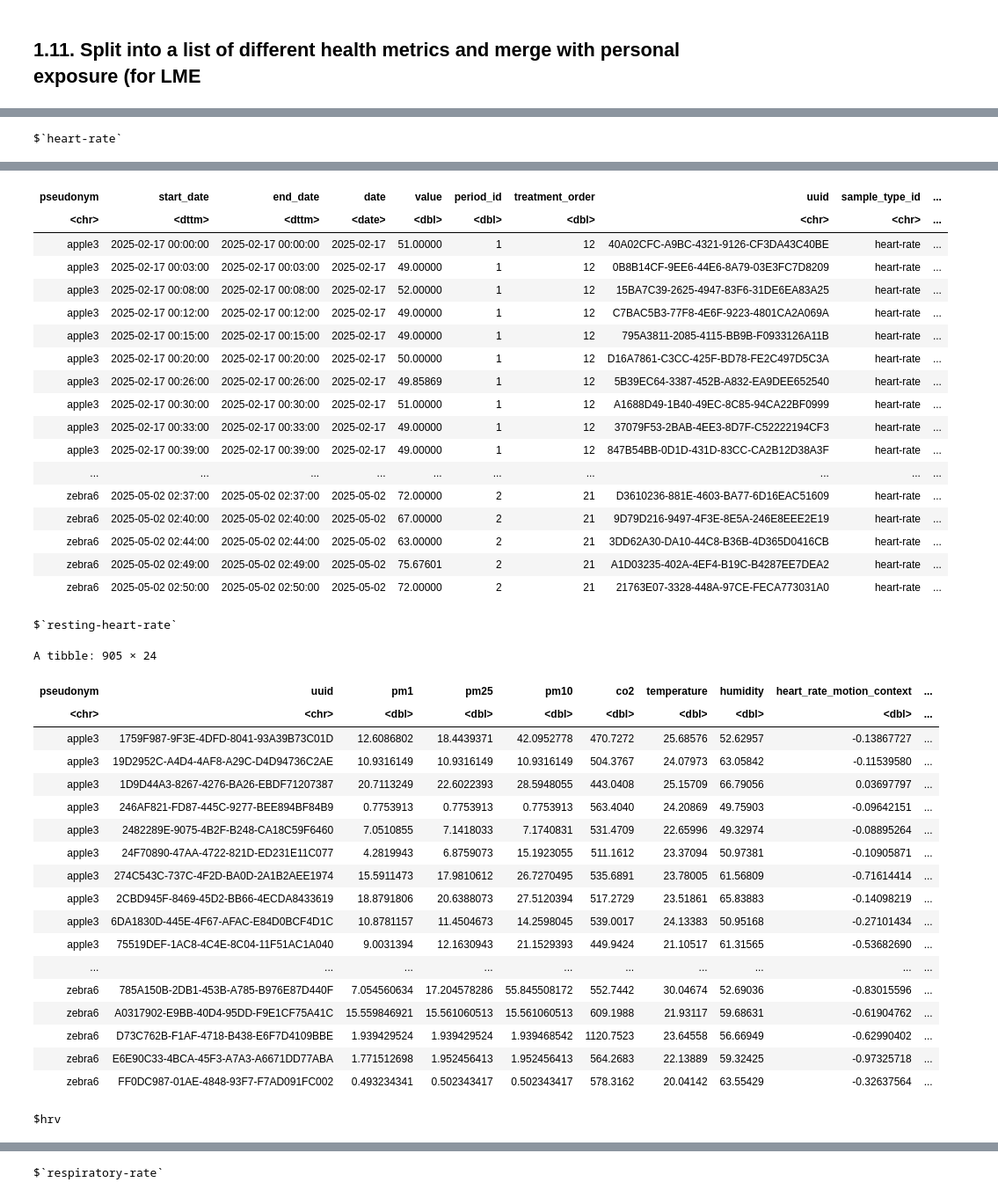
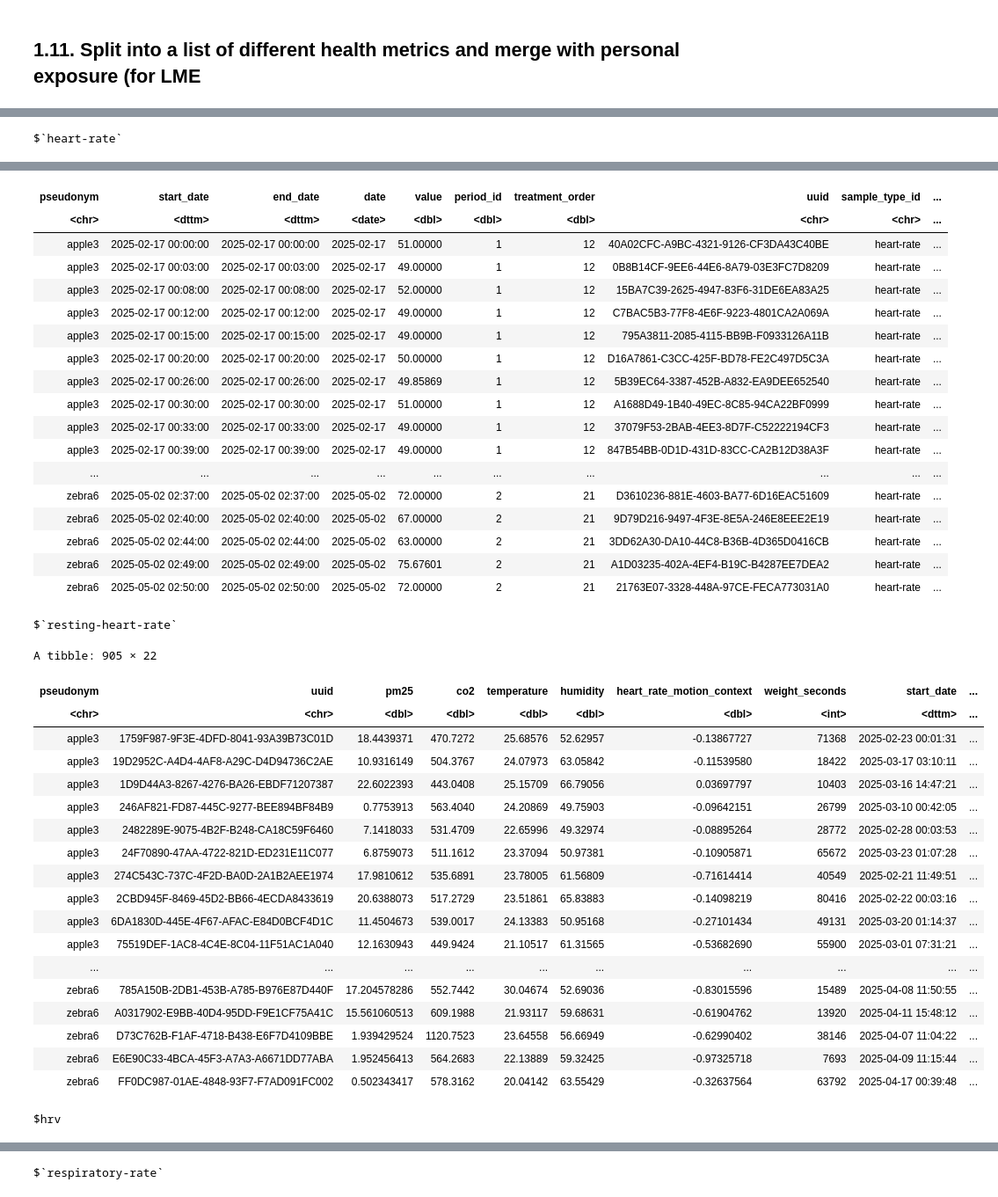
Before and after one commit to CITIES-Purify/Analysis, a Jupyter notebook: notebook/1_save_raw_data_to_R_tables.ipynb, the cells around one changed output, grey strips where cells are left out. Shown at 88% size. Cells and saved outputs as stored; diff of their text form; code cells hidden in the pictures.

```diff
--- a/notebook/1_save_raw_data_to_R_tables.ipynb
+++ b/notebook/1_save_raw_data_to_R_tables.ipynb
@@ -359,3 +187,8 @@ A tibble: 2 × 2
+# %%
+TEMPERATURE_CORRECTION <- tibble(
+  treatment = c(TREATMENT_1_NAME, TREATMENT_2_NAME),
+  mean_temp_diff = c(-0.8, 0.0)
+)
 # %%
 # Helper functions to convert between relative and absolute humidity
 # Temp in °C, RH in %, returns AH in g/m^3
@@ -428,7 +261,7 @@ NEW_PURIFIER_AND_PARTICIPANT_DATA <- PURIFIER_AND_PARTICIPANT_DATA |>
   )
 
 # Step 2: Shift temperature
-NEW_PURIFIER_AND_PARTICIPANT_DATA <- NEW_PURIFIER_AND_PARTICIPANT_DATA |> left_join(temp_corrections, by= "treatment") |>
+NEW_PURIFIER_AND_PARTICIPANT_DATA <- NEW_PURIFIER_AND_PARTICIPANT_DATA |> left_join(TEMPERATURE_CORRECTION, by= "treatment") |>
   mutate(
     temperature_raw = temperature,
     temperature = temperature_raw - mean_temp_diff
@@ -1092,5 +1049,5 @@ A tibble: 5 × 12
 # %%
-join_exposure_to_metric_df <- function(metric, metric_df) {
+join_exposure_to_metric_df <- function(metric, metric_df, exposure_df) {
     # 1. RHR and SLEEP STAGES: Exact Time-Weighted Overlap Logic With Personal Exposure Bins
     # because these measurements can span several time bins of personal exposure
     if (metric %in% ALL_SLEEP_STAGES || metric == RHR) {
@@ -1120,7 +1077,7 @@ join_exposure_to_metric_df <- function(metric, metric_df) {
         # Now we join based on the generated bin timestamps
         joined_data <- sleep_expanded_multiple_exposure_bins_for_each_sleep_measurement |>
             inner_join(
-                PERSONAL_EXPOSURE_DF,
+                exposure_df,
                 by = c("pseudonym", "exposure_bin_start" = "exposure_start")
             )
 
@@ -1131,7 +1088,7 @@ join_exposure_to_metric_df <- function(metric, metric_df) {
                 overlap_start = pmax(start_date, exposure_bin_start),
 
                 # Intersection End: The earlier of the two end times
-                # (Note: exposure_end comes from PERSONAL_EXPOSURE_DF)
+                # (Note: exposure_end comes from exposure_df)
                 overlap_end   = pmin(end_date, exposure_end),
 
                 # Duration in minutes (use as weight)
@@ -1175,7 +1132,7 @@ join_exposure_to_metric_df <- function(metric, metric_df) {
 
         result <- inner_join(
             metric_df,
-            PERSONAL_EXPOSURE_DF,
+            exposure_df,
             by = c("pseudonym", setNames("exposure_start", join_date_col))
         )
     }
@@ -1184,12 +1141,30 @@ join_exposure_to_metric_df <- function(metric, metric_df) {
 }
 
 HEALTH_METRIC_WITH_EXPOSURE_DFS <- lapply(HEALTH_METRICS, function(metric) {
-    join_exposure_to_metric_df(metric, HEALTH_METRIC_DFS[[metric]])
+    join_exposure_to_metric_df(
+        metric = metric,
+        metric_df = HEALTH_METRIC_DFS[[metric]],
+        exposure_df = PERSONAL_EXPOSURE_DF
+    )
 })
 names(HEALTH_METRIC_WITH_EXPOSURE_DFS) <- HEALTH_METRICS
 
+# For sensitivity analysis: no outlier removal
+HEALTH_METRIC_WITH_EXPOSURE_NO_OUTLIER_REMOVAL_DFS <- lapply(HEALTH_METRICS, function(metric) {
+    join_exposure_to_metric_df(
+        metric = metric,
+        metric_df = HEALTH_METRIC_NO_OUTLIER_REMOVAL_DFS[[metric]],
+        exposure_df = PERSONAL_EXPOSURE_NO_OUTLIER_REMOVAL_DF
+    )
+})
+names(HEALTH_METRIC_WITH_EXPOSURE_NO_OUTLIER_REMOVAL_DFS) <- HEALTH_METRICS
+
 SLEEP_STAGE_WITH_EXPOSURE_DFS <- lapply(ALL_SLEEP_STAGES, function(metric) {
-    join_exposure_to_metric_df(metric, SLEEP_STAGE_DFS[[metric]])
+    join_exposure_to_metric_df(
+        metric = metric,
+        metric_df = SLEEP_STAGE_DFS[[metric]],
+        exposure_df = PERSONAL_EXPOSURE_DF
+    )
 })
 names(SLEEP_STAGE_WITH_EXPOSURE_DFS) <- ALL_SLEEP_STAGES
 # %%
@@ -1235,3 +1211,6 @@ SLEEP_STAGE_WITH_EXPOSURE_DFS <- lapply(
 # Cleanup: sleep RR can't take place outdoors
 HEALTH_METRIC_WITH_EXPOSURE_DFS[[RR]] <- HEALTH_METRIC_WITH_EXPOSURE_DFS[[RR]] |>
     filter(location_type != "outdoors")
+
+HEALTH_METRIC_WITH_EXPOSURE_NO_OUTLIER_REMOVAL_DFS[[RR]] <- HEALTH_METRIC_WITH_EXPOSURE_NO_OUTLIER_REMOVAL_DFS[[RR]] |>
+    filter(location_type != "outdoors")
@@ -1238,5 +1285,8 @@ HEALTH_METRIC_WITH_EXPOSURE_DFS[[RR]] <- HEALTH_METRIC_WITH_EXPOSURE_DFS[[RR]] |
 # %%
 HEALTH_METRIC_WITH_EXPOSURE_DFS
 write_rds(HEALTH_METRIC_WITH_EXPOSURE_DFS, "../R-table/HEALTH_METRIC_WITH_EXPOSURE_DFS.rds")
+
+HEALTH_METRIC_WITH_EXPOSURE_NO_OUTLIER_REMOVAL_DFS
+write_rds(HEALTH_METRIC_WITH_EXPOSURE_NO_OUTLIER_REMOVAL_DFS, "../R-table/HEALTH_METRIC_WITH_EXPOSURE_NO_OUTLIER_REMOVAL_DFS.rds")
 # %% [output]
 $`heart-rate`
@@ -1244,39 +1294,39 @@ A tibble: 223822 × 26
 | pseudonym | start_date | end_date | date | value | period_id | treatment_order | uuid | sample_type_id | ... |
 | <chr> | <dttm> | <dttm> | <date> | <dbl> | <dbl> | <dbl> | <chr> | <chr> | ... |
 | apple3 | 2025-02-17 00:00:00 | 2025-02-17 00:00:00 | 2025-02-17 | 51.00000 | 1 | 12 | 40A02CFC-A9BC-4321-9126-CF3DA43C40BE | heart-rate | ... |
 | apple3 | 2025-02-17 00:03:00 | 2025-02-17 00:03:00 | 2025-02-17 | 49.00000 | 1 | 12 | 0B8B14CF-9EE6-44E6-8A79-03E3FC7D8209 | heart-rate | ... |
 | apple3 | 2025-02-17 00:08:00 | 2025-02-17 00:08:00 | 2025-02-17 | 52.00000 | 1 | 12 | 15BA7C39-2625-4947-83F6-31DE6EA83A25 | heart-rate | ... |
 | apple3 | 2025-02-17 00:12:00 | 2025-02-17 00:12:00 | 2025-02-17 | 49.00000 | 1 | 12 | C7BAC5B3-77F8-4E6F-9223-4801CA2A069A | heart-rate | ... |
 | apple3 | 2025-02-17 00:15:00 | 2025-02-17 00:15:00 | 2025-02-17 | 49.00000 | 1 | 12 | 795A3811-2085-4115-BB9B-F0933126A11B | heart-rate | ... |
 | apple3 | 2025-02-17 00:20:00 | 2025-02-17 00:20:00 | 2025-02-17 | 50.00000 | 1 | 12 | D16A7861-C3CC-425F-BD78-FE2C497D5C3A | heart-rate | ... |
 | apple3 | 2025-02-17 00:26:00 | 2025-02-17 00:26:00 | 2025-02-17 | 49.85869 | 1 | 12 | 5B39EC64-3387-452B-A832-EA9DEE652540 | heart-rate | ... |
 | apple3 | 2025-02-17 00:30:00 | 2025-02-17 00:30:00 | 2025-02-17 | 51.00000 | 1 | 12 | A1688D49-1B40-49EC-8C85-94CA22BF0999 | heart-rate | ... |
 | apple3 | 2025-02-17 00:33:00 | 2025-02-17 00:33:00 | 2025-02-17 | 49.00000 | 1 | 12 | 37079F53-2BAB-4EE3-8D7F-C52222194CF3 | heart-rate | ... |
 | apple3 | 2025-02-17 00:39:00 | 2025-02-17 00:39:00 | 2025-02-17 | 49.00000 | 1 | 12 | 847B54BB-0D1D-431D-83CC-CA2B12D38A3F | heart-rate | ... |
 | ... | ... | ... | ... | ... | ... | ... | ... | ... | ... |
 | zebra6 | 2025-05-02 02:37:00 | 2025-05-02 02:37:00 | 2025-05-02 | 72.00000 | 2 | 21 | D3610236-881E-4603-BA77-6D16EAC51609 | heart-rate | ... |
 | zebra6 | 2025-05-02 02:40:00 | 2025-05-02 02:40:00 | 2025-05-02 | 67.00000 | 2 | 21 | 9D79D216-9497-4F3E-8E5A-246E8EEE2E19 | heart-rate | ... |
 | zebra6 | 2025-05-02 02:44:00 | 2025-05-02 02:44:00 | 2025-05-02 | 63.00000 | 2 | 21 | 3DD62A30-DA10-44C8-B36B-4D365D0416CB | heart-rate | ... |
 | zebra6 | 2025-05-02 02:49:00 | 2025-05-02 02:49:00 | 2025-05-02 | 75.67601 | 2 | 21 | A1D03235-402A-4EF4-B19C-B4287EE7DEA2 | heart-rate | ... |
 | zebra6 | 2025-05-02 02:50:00 | 2025-05-02 02:50:00 | 2025-05-02 | 72.00000 | 2 | 21 | 21763E07-3328-448A-97CE-FECA773031A0 | heart-rate | ... |
 $`resting-heart-rate`
-A tibble: 905 × 24
+A tibble: 905 × 22
-| pseudonym | uuid | pm1 | pm25 | pm10 | co2 | temperature | humidity | heart_rate_motion_context | ... |
-| <chr> | <chr> | <dbl> | <dbl> | <dbl> | <dbl> | <dbl> | <dbl> | <dbl> | ... |
-| apple3 | 1759F987-9F3E-4DFD-8041-93A39B73C01D | 12.6086802 | 18.4439371 | 42.0952778 | 470.7272 | 25.68576 | 52.62957 | -0.13867727 | ... |
-| apple3 | 19D2952C-A4D4-4AF8-A29C-D4D94736C2AE | 10.9316149 | 10.9316149 | 10.9316149 | 504.3767 | 24.07973 | 63.05842 | -0.11539580 | ... |
-| apple3 | 1D9D44A3-8267-4276-BA26-EBDF71207387 | 20.7113249 | 22.6022393 | 28.5948055 | 443.0408 | 25.15709 | 66.79056 | 0.03697797 | ... |
-| apple3 | 246AF821-FD87-445C-9277-BEE894BF84B9 | 0.7753913 | 0.7753913 | 0.7753913 | 563.4040 | 24.20869 | 49.75903 | -0.09642151 | ... |
-| apple3 | 2482289E-9075-4B2F-B248-CA18C59F6460 | 7.0510855 | 7.1418033 | 7.1740831 | 531.4709 | 22.65996 | 49.32974 | -0.08895264 | ... |
-| apple3 | 24F70890-47AA-4722-821D-ED231E11C077 | 4.2819943 | 6.8759073 | 15.1923055 | 511.1612 | 23.37094 | 50.97381 | -0.10905871 | ... |
-| apple3 | 274C543C-737C-4F2D-BA0D-2A1B2AEE1974 | 15.5911473 | 17.9810612 | 26.7270495 | 535.6891 | 23.78005 | 61.56809 | -0.71614414 | ... |
-| apple3 | 2CBD945F-8469-45D2-BB66-4ECDA8433619 | 18.8791806 | 20.6388073 | 27.5120394 | 517.2729 | 23.51861 | 65.83883 | -0.14098219 | ... |
-| apple3 | 6DA1830D-445E-4F67-AFAC-E84D0BCF4D1C | 10.8781157 | 11.4504673 | 14.2598045 | 539.0017 | 24.13383 | 50.95168 | -0.27101434 | ... |
-| apple3 | 75519DEF-1AC8-4C4E-8C04-11F51AC1A040 | 9.0031394 | 12.1630943 | 21.1529393 | 449.9424 | 21.10517 | 61.31565 | -0.53682690 | ... |
+| pseudonym | uuid | pm25 | co2 | temperature | humidity | heart_rate_motion_context | weight_seconds | start_date | ... |
+| <chr> | <chr> | <dbl> | <dbl> | <dbl> | <dbl> | <dbl> | <int> | <dttm> | ... |
+| apple3 | 1759F987-9F3E-4DFD-8041-93A39B73C01D | 18.4439371 | 470.7272 | 25.68576 | 52.62957 | -0.13867727 | 71368 | 2025-02-23 00:01:31 | ... |
+| apple3 | 19D2952C-A4D4-4AF8-A29C-D4D94736C2AE | 10.9316149 | 504.3767 | 24.07973 | 63.05842 | -0.11539580 | 18422 | 2025-03-17 03:10:11 | ... |
+| apple3 | 1D9D44A3-8267-4276-BA26-EBDF71207387 | 22.6022393 | 443.0408 | 25.15709 | 66.79056 | 0.03697797 | 10403 | 2025-03-16 14:47:21 | ... |
+| apple3 | 246AF821-FD87-445C-9277-BEE894BF84B9 | 0.7753913 | 563.4040 | 24.20869 | 49.75903 | -0.09642151 | 26799 | 2025-03-10 00:42:05 | ... |
+| apple3 | 2482289E-9075-4B2F-B248-CA18C59F6460 | 7.1418033 | 531.4709 | 22.65996 | 49.32974 | -0.08895264 | 28772 | 2025-02-28 00:03:53 | ... |
+| apple3 | 24F70890-47AA-4722-821D-ED231E11C077 | 6.8759073 | 511.1612 | 23.37094 | 50.97381 | -0.10905871 | 65672 | 2025-03-23 01:07:28 | ... |
+| apple3 | 274C543C-737C-4F2D-BA0D-2A1B2AEE1974 | 17.9810612 | 535.6891 | 23.78005 | 61.56809 | -0.71614414 | 40549 | 2025-02-21 11:49:51 | ... |
+| apple3 | 2CBD945F-8469-45D2-BB66-4ECDA8433619 | 20.6388073 | 517.2729 | 23.51861 | 65.83883 | -0.14098219 | 80416 | 2025-02-22 00:03:16 | ... |
+| apple3 | 6DA1830D-445E-4F67-AFAC-E84D0BCF4D1C | 11.4504673 | 539.0017 | 24.13383 | 50.95168 | -0.27101434 | 49131 | 2025-03-20 01:14:37 | ... |
+| apple3 | 75519DEF-1AC8-4C4E-8C04-11F51AC1A040 | 12.1630943 | 449.9424 | 21.10517 | 61.31565 | -0.53682690 | 55900 | 2025-03-01 07:31:21 | ... |
 | ... | ... | ... | ... | ... | ... | ... | ... | ... | ... |
-| zebra6 | 785A150B-2DB1-453B-A785-B976E87D440F | 7.054560634 | 17.204578286 | 55.845508172 | 552.7442 | 30.04674 | 52.69036 | -0.83015596 | ... |
-| zebra6 | A0317902-E9BB-40D4-95DD-F9E1CF75A41C | 15.559846921 | 15.561060513 | 15.561060513 | 609.1988 | 21.93117 | 59.68631 | -0.61904762 | ... |
-| zebra6 | D73C762B-F1AF-4718-B438-E6F7D4109BBE | 1.939429524 | 1.939429524 | 1.939468542 | 1120.7523 | 23.64558 | 56.66949 | -0.62990402 | ... |
-| zebra6 | E6E90C33-4BCA-45F3-A7A3-A6671DD77ABA | 1.771512698 | 1.952456413 | 1.952456413 | 564.2683 | 22.13889 | 59.32425 | -0.97325718 | ... |
-| zebra6 | FF0DC987-01AE-4848-93F7-F7AD091FC002 | 0.493234341 | 0.502343417 | 0.502343417 | 578.3162 | 20.04142 | 63.55429 | -0.32637564 | ... |
+| zebra6 | 785A150B-2DB1-453B-A785-B976E87D440F | 17.204578286 | 552.7442 | 30.04674 | 52.69036 | -0.83015596 | 15489 | 2025-04-08 11:50:55 | ... |
+| zebra6 | A0317902-E9BB-40D4-95DD-F9E1CF75A41C | 15.561060513 | 609.1988 | 21.93117 | 59.68631 | -0.61904762 | 13920 | 2025-04-11 15:48:12 | ... |
+| zebra6 | D73C762B-F1AF-4718-B438-E6F7D4109BBE | 1.939429524 | 1120.7523 | 23.64558 | 56.66949 | -0.62990402 | 38146 | 2025-04-07 11:04:22 | ... |
+| zebra6 | E6E90C33-4BCA-45F3-A7A3-A6671DD77ABA | 1.952456413 | 564.2683 | 22.13889 | 59.32425 | -0.97325718 | 7693 | 2025-04-09 11:15:44 | ... |
+| zebra6 | FF0DC987-01AE-4848-93F7-F7AD091FC002 | 0.502343417 | 578.3162 | 20.04142 | 63.55429 | -0.32637564 | 63792 | 2025-04-17 00:39:48 | ... |
 $hrv
```
Also changed, not shown: parts of 30 cells of this notebook, 32 other files.
